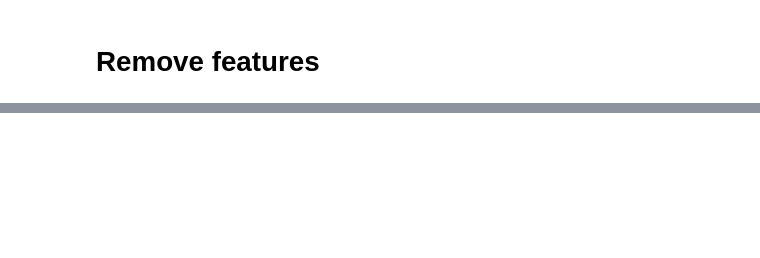
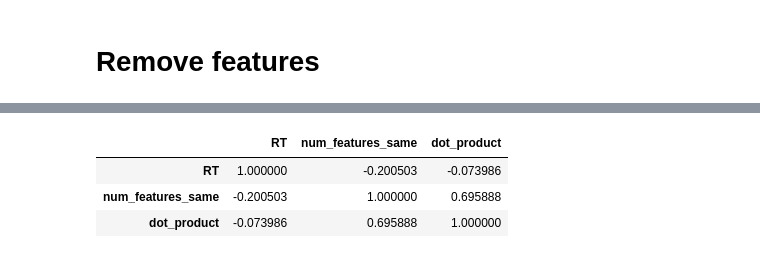
Before and after one commit to surabhisnath/process_modelling, a Jupyter notebook: scripts/LLM_features.ipynb, the cells around one changed output, grey strips where cells are left out. Cells and saved outputs as stored; diff of their text form; code cells hidden in the pictures; blank space fills up the shorter version.

```diff
--- a/scripts/LLM_features.ipynb
+++ b/scripts/LLM_features.ipynb
@@ -382,3 +429,10 @@ data3
+# %%
+data4[["RT", "num_features_same", "dot_product"]].corr()
+# %% [output]
+|  | RT | num_features_same | dot_product |
+| RT | 1.000000 | -0.200503 | -0.073986 |
+| num_features_same | -0.200503 | 1.000000 | 0.695888 |
+| dot_product | -0.073986 | 0.695888 | 1.000000 |
 # %%
 from scipy.stats import spearmanr
 
```
Also changed, not shown: parts of 10 cells of this notebook, 35 other files.
